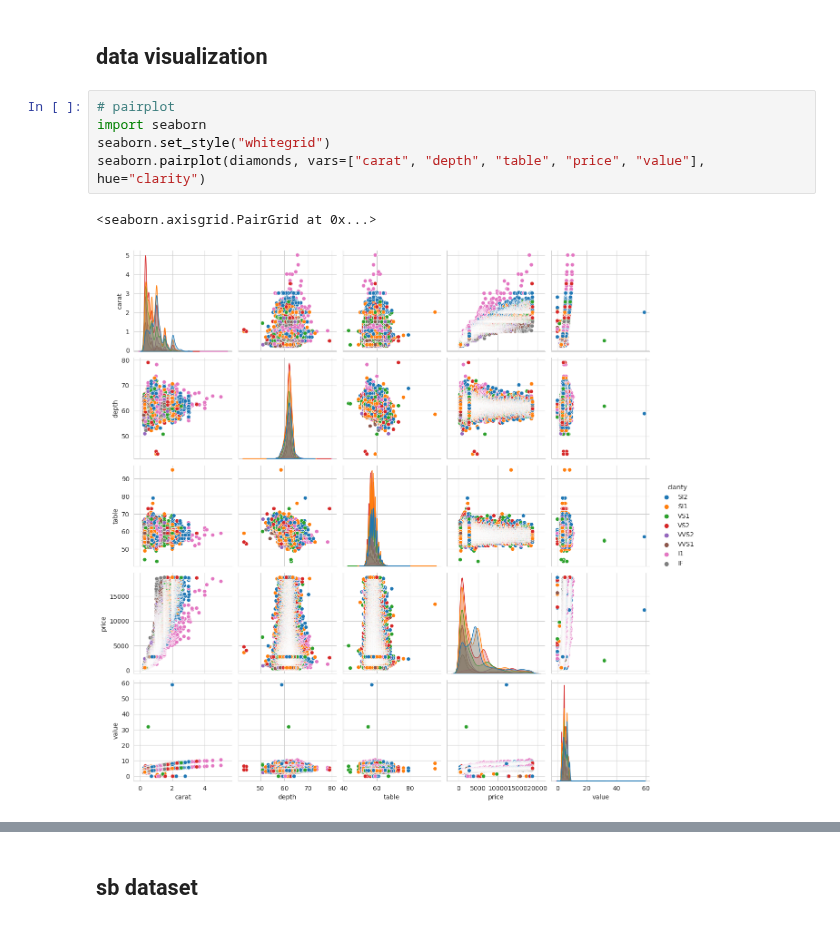
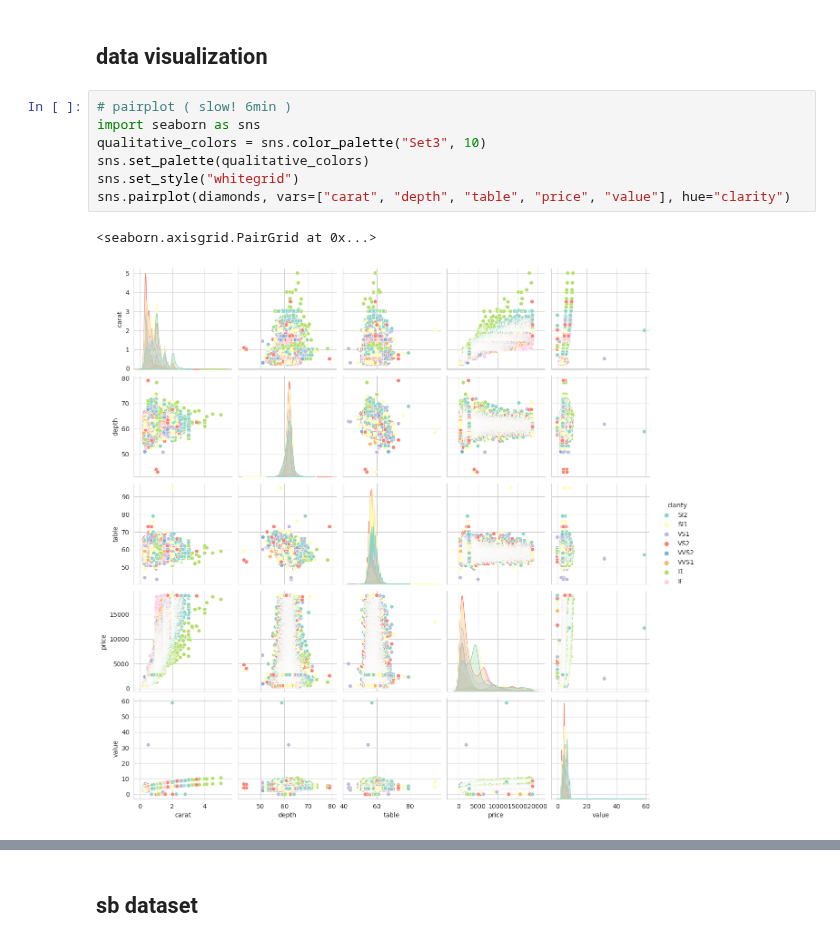
Before and after one commit to usefulmove/code, a Jupyter notebook: python/plotnine/exploratory_data_analysis.ipynb, the cells around one changed output, grey strips where cells are left out. Saved outputs shown, nothing was run; the diff lists cells and outputs as text.

```diff
--- a/python/plotnine/exploratory_data_analysis.ipynb
+++ b/python/plotnine/exploratory_data_analysis.ipynb
@@ -77,13 +77,15 @@ display(diamonds[:4])
 # %% [markdown]
 ## data visualization
 # %%
-# pairplot
-import seaborn
-seaborn.set_style("whitegrid")
-seaborn.pairplot(diamonds, vars=["carat", "depth", "table", "price", "value"], hue="clarity")
+# pairplot ( slow! 6min )
+import seaborn as sns
+qualitative_colors = sns.color_palette("Set3", 10)
+sns.set_palette(qualitative_colors)
+sns.set_style("whitegrid")
+sns.pairplot(diamonds, vars=["carat", "depth", "table", "price", "value"], hue="clarity")
 # %% [output]
 <seaborn.axisgrid.PairGrid at 0x...>
-[figure, old version]
+[figure, new version]
 # %%
 from plotnine import (
     ggplot,
```
Also changed, not shown: parts of 8 cells of this notebook.
